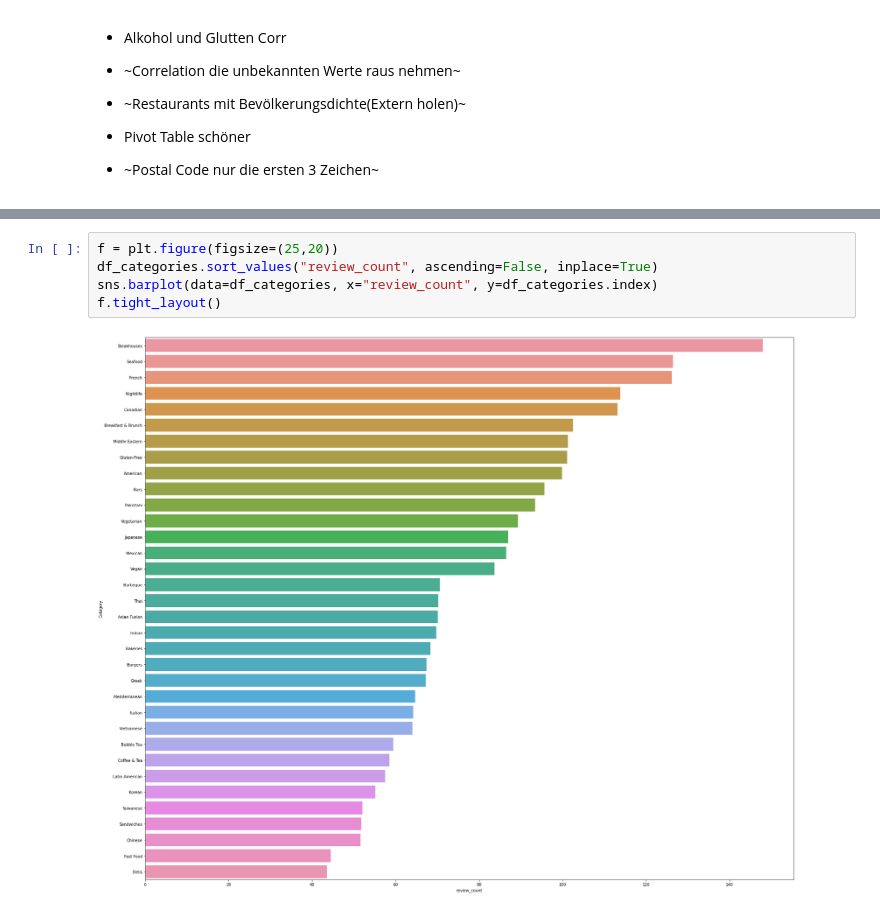
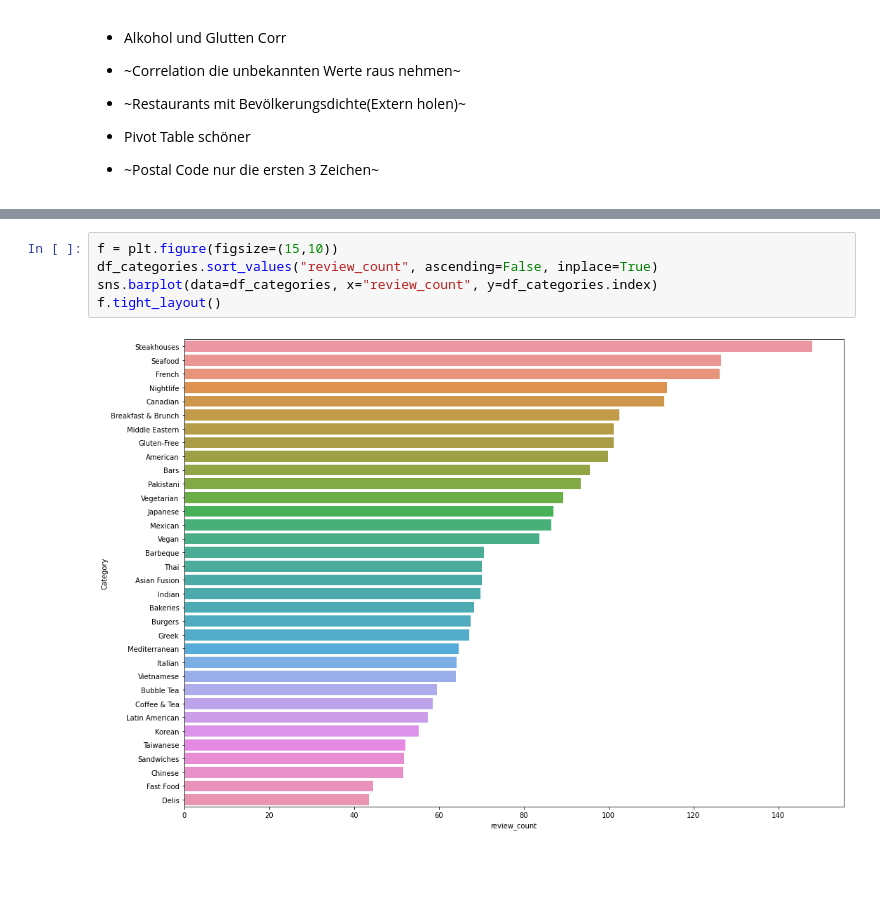
Before and after one commit to BadeJoey/Yelp_Analyser, a Jupyter notebook: data_eda.ipynb, the cells around one changed output, grey strips where cells are left out. Drawn from its saved outputs; the diff is of its cells as text; blank space fills up the shorter version.

```diff
--- a/data_eda.ipynb
+++ b/data_eda.ipynb
@@ -655,7 +703,7 @@ f.tight_layout()
 # %%
-f = plt.figure(figsize=(25,20))
+f = plt.figure(figsize=(15,10))
 df_categories.sort_values("review_count", ascending=False, inplace=True)
 sns.barplot(data=df_categories, x="review_count", y=df_categories.index)
 f.tight_layout()
 # %% [output]
-[figure, old version]
+[figure, new version]
```
Also changed, not shown: parts of 15 cells of this notebook.
